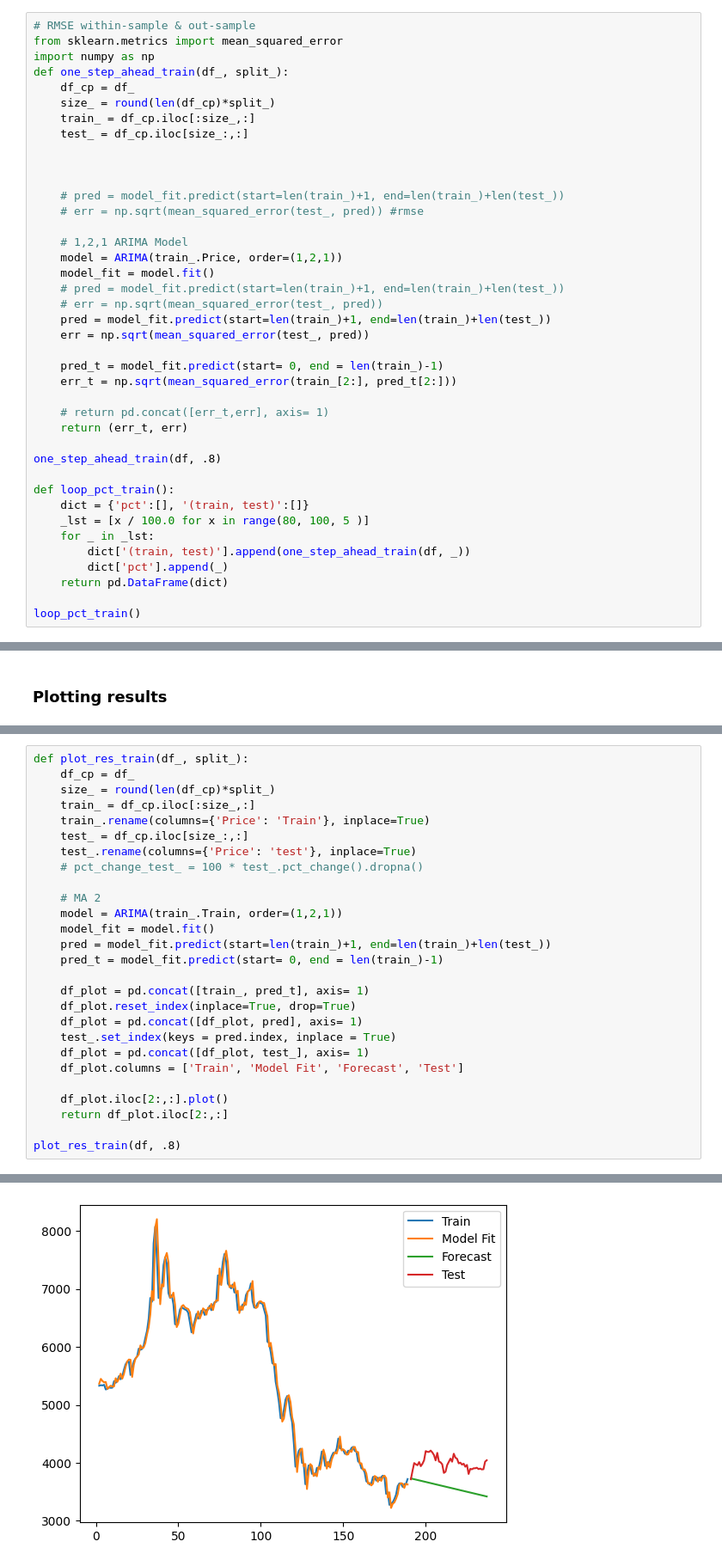
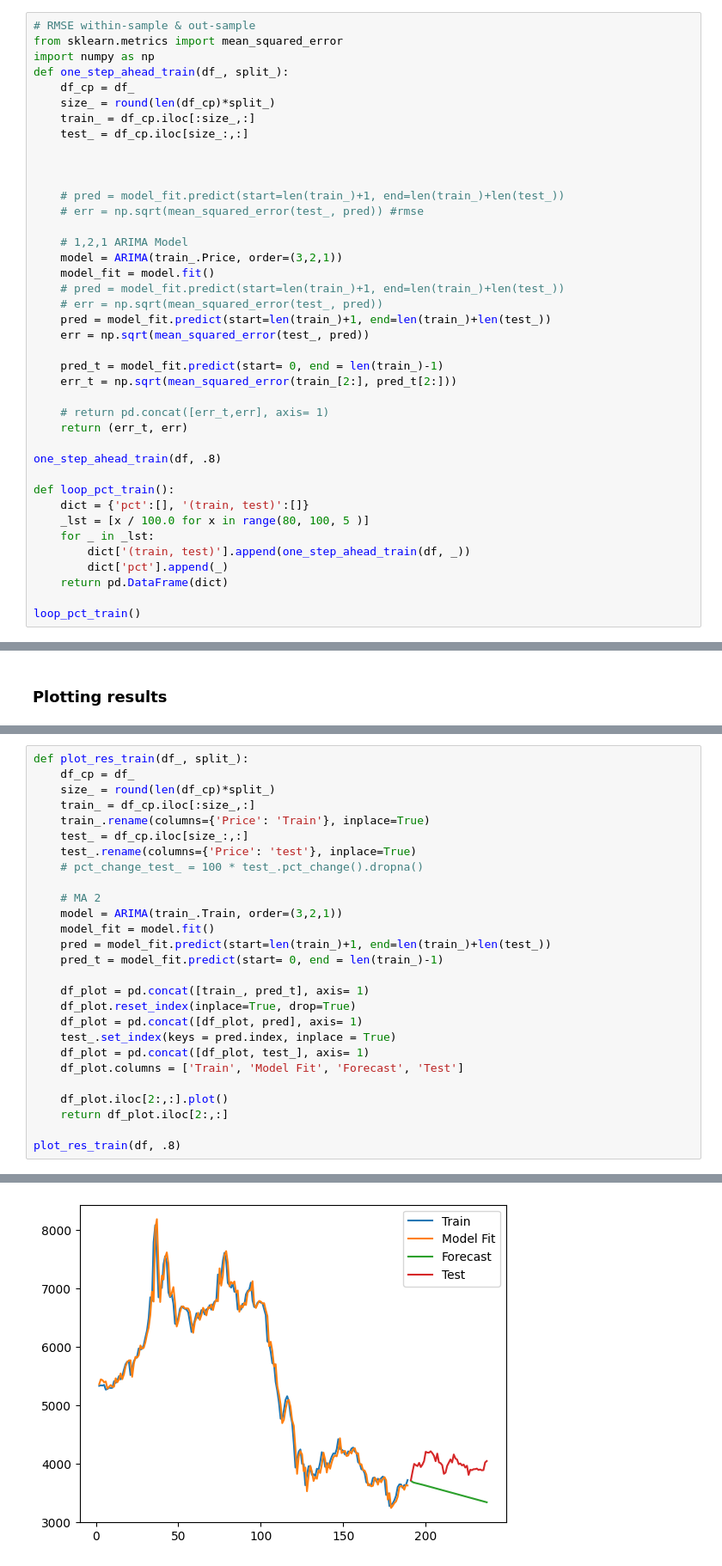
Before and after one commit to reedzamohd/sta768_case_study, a Jupyter notebook: final_project/model/ARIMA.ipynb, the cells around one changed output, grey strips where cells are left out. Shown at 86% size. Saved outputs shown, nothing was run; the diff lists cells and outputs as text.

```diff
--- a/final_project/model/ARIMA.ipynb
+++ b/final_project/model/ARIMA.ipynb
@@ -306,7 +306,7 @@ def one_step_ahead_train(df_, split_):
     # err = np.sqrt(mean_squared_error(test_, pred)) #rmse
 
     # 1,2,1 ARIMA Model
-    model = ARIMA(train_.Price, order=(1,2,1))
+    model = ARIMA(train_.Price, order=(3,2,1))
     model_fit = model.fit()
     # pred = model_fit.predict(start=len(train_)+1, end=len(train_)+len(test_))
     # err = np.sqrt(mean_squared_error(test_, pred))
@@ -390,7 +390,7 @@ def plot_res_train(df_, split_):
     # pct_change_test_ = 100 * test_.pct_change().dropna()
 
     # MA 2
-    model = ARIMA(train_.Train, order=(1,2,1))
+    model = ARIMA(train_.Train, order=(3,2,1))
     model_fit = model.fit()
     pred = model_fit.predict(start=len(train_)+1, end=len(train_)+len(test_))
     pred_t = model_fit.predict(start= 0, end = len(train_)-1)
@@ -422,2 +422,2 @@ plot_res_train(df, .8)
 235 rows × 4 columns
-[figure, old version]
+[figure, new version]
```
Also changed, not shown: parts of 4 cells of this notebook.
